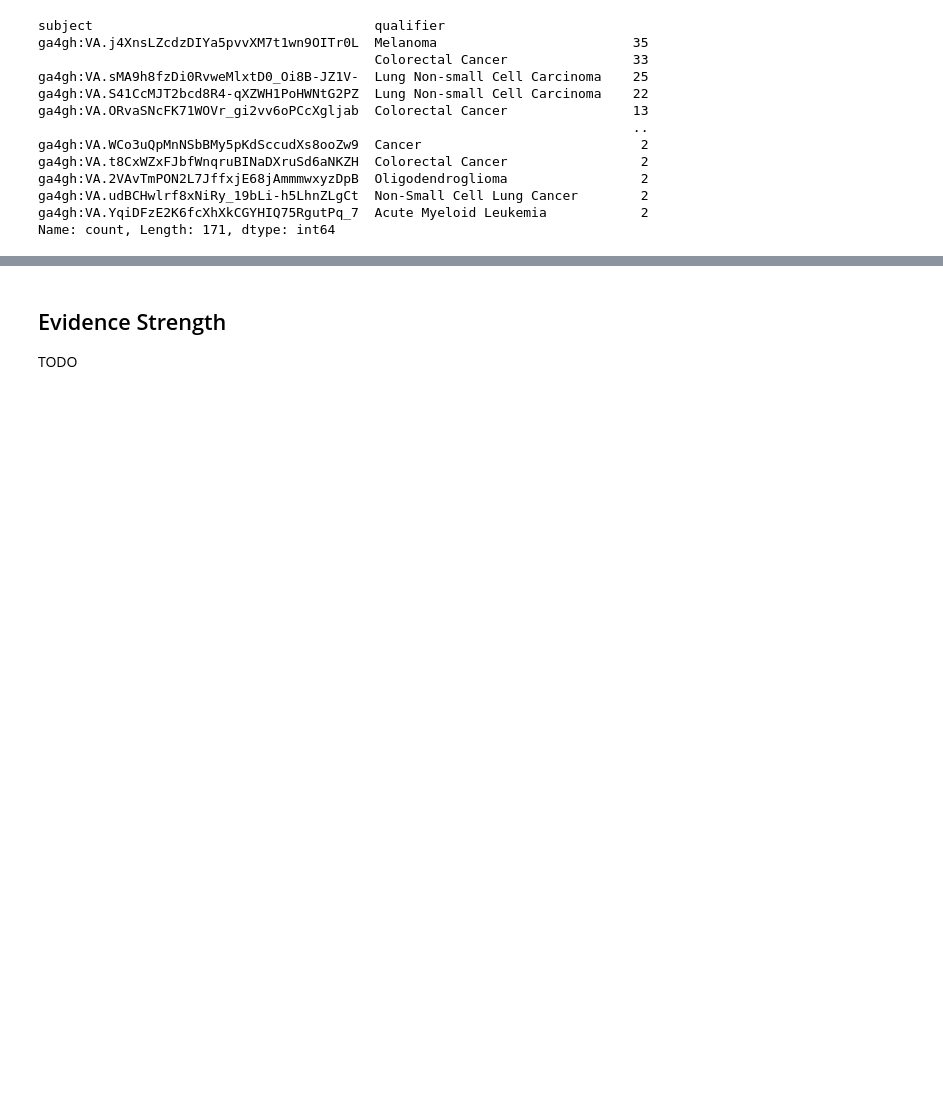
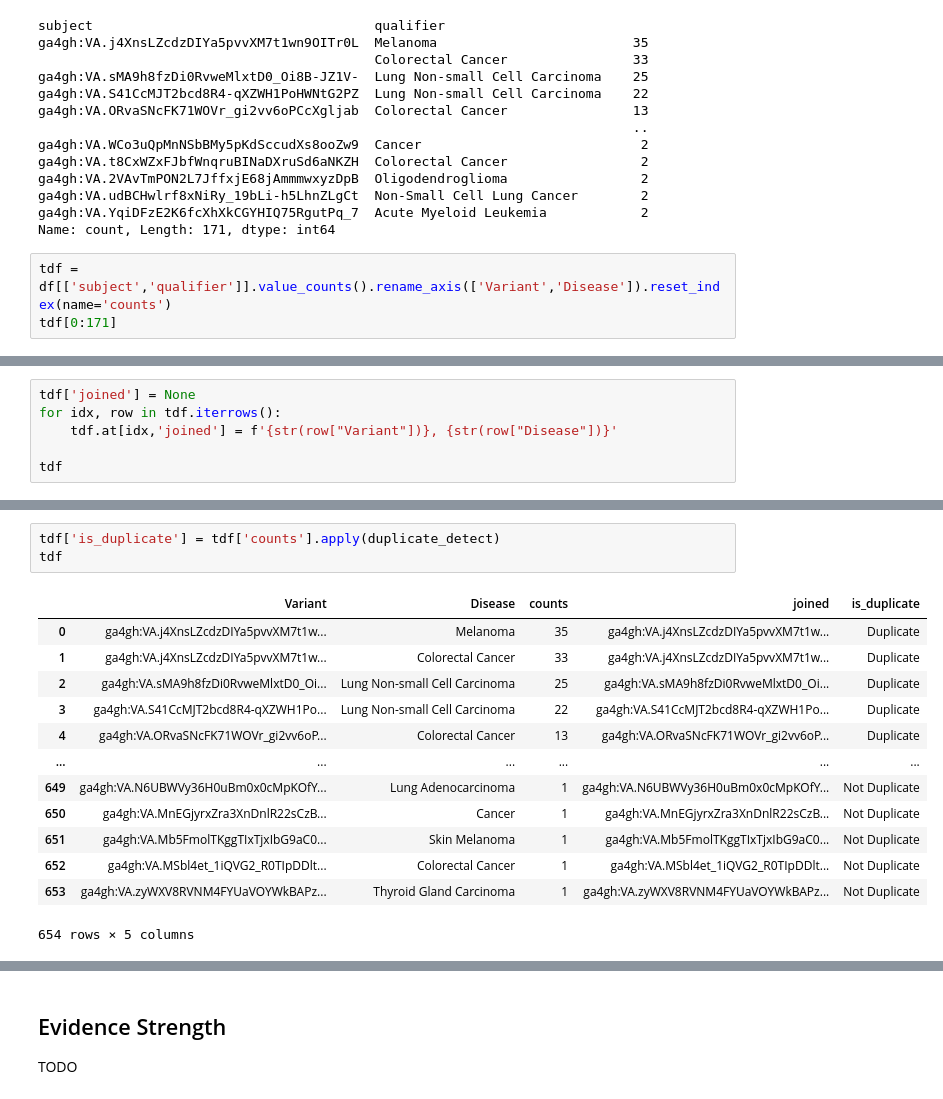
Before and after one commit to cancervariants/metakb, a Jupyter notebook: notebooks/statements.ipynb, the cells around one changed output, grey strips where cells are left out. Cells and saved outputs as stored; diff of their text form; blank space fills up the shorter version.

```diff
--- a/notebooks/statements.ipynb
+++ b/notebooks/statements.ipynb
@@ -567,3 +675,6 @@ ga4gh:VA.2VAvTmPON2L7JffxjE68jAmmmwxyzDpB  Oligodendroglioma                 2
 ga4gh:VA.udBCHwlrf8xNiRy_19bLi-h5LhnZLgCt  Non-Small Cell Lung Cancer        2
 ga4gh:VA.YqiDFzE2K6fcXhXkCGYHIQ75RgutPq_7  Acute Myeloid Leukemia            2
 Name: count, Length: 171, dtype: int64
+# %%
+tdf = df[['subject','qualifier']].value_counts().rename_axis(['Variant','Disease']).reset_index(name='counts')
+tdf[0:171]
@@ -569,0 +695,6 @@ Name: count, Length: 171, dtype: int64
+# %%
+tdf['joined'] = None
+for idx, row in tdf.iterrows():
+    tdf.at[idx,'joined'] = f'{str(row["Variant"])}, {str(row["Disease"])}'
+
+tdf
@@ -569,0 +715,17 @@ Name: count, Length: 171, dtype: int64
+# %%
+tdf['is_duplicate'] = tdf['counts'].apply(duplicate_detect)
+tdf
+# %% [output]
+|  | Variant | Disease | counts | joined | is_duplicate |
+| 0 | ga4gh:VA.j4XnsLZcdzDIYa5pvvXM7t1w... | Melanoma | 35 | ga4gh:VA.j4XnsLZcdzDIYa5pvvXM7t1w... | Duplicate |
+| 1 | ga4gh:VA.j4XnsLZcdzDIYa5pvvXM7t1w... | Colorectal Cancer | 33 | ga4gh:VA.j4XnsLZcdzDIYa5pvvXM7t1w... | Duplicate |
+| 2 | ga4gh:VA.sMA9h8fzDi0RvweMlxtD0_Oi... | Lung Non-small Cell Carcinoma | 25 | ga4gh:VA.sMA9h8fzDi0RvweMlxtD0_Oi... | Duplicate |
+| 3 | ga4gh:VA.S41CcMJT2bcd8R4-qXZWH1Po... | Lung Non-small Cell Carcinoma | 22 | ga4gh:VA.S41CcMJT2bcd8R4-qXZWH1Po... | Duplicate |
+| 4 | ga4gh:VA.ORvaSNcFK71WOVr_gi2vv6oP... | Colorectal Cancer | 13 | ga4gh:VA.ORvaSNcFK71WOVr_gi2vv6oP... | Duplicate |
+| ... | ... | ... | ... | ... | ... |
+| 649 | ga4gh:VA.N6UBWVy36H0uBm0x0cMpKOfY... | Lung Adenocarcinoma | 1 | ga4gh:VA.N6UBWVy36H0uBm0x0cMpKOfY... | Not Duplicate |
+| 650 | ga4gh:VA.MnEGjyrxZra3XnDnlR22sCzB... | Cancer | 1 | ga4gh:VA.MnEGjyrxZra3XnDnlR22sCzB... | Not Duplicate |
+| 651 | ga4gh:VA.Mb5FmolTKggTIxTjxIbG9aC0... | Skin Melanoma | 1 | ga4gh:VA.Mb5FmolTKggTIxTjxIbG9aC0... | Not Duplicate |
+| 652 | ga4gh:VA.MSbl4et_1iQVG2_R0TIpDDlt... | Colorectal Cancer | 1 | ga4gh:VA.MSbl4et_1iQVG2_R0TIpDDlt... | Not Duplicate |
+| 653 | ga4gh:VA.zyWXV8RVNM4FYUaVOYWkBAPz... | Thyroid Gland Carcinoma | 1 | ga4gh:VA.zyWXV8RVNM4FYUaVOYWkBAPz... | Not Duplicate |
+654 rows × 5 columns
```
Also changed, not shown: parts of 18 cells of this notebook, 6 other files.
